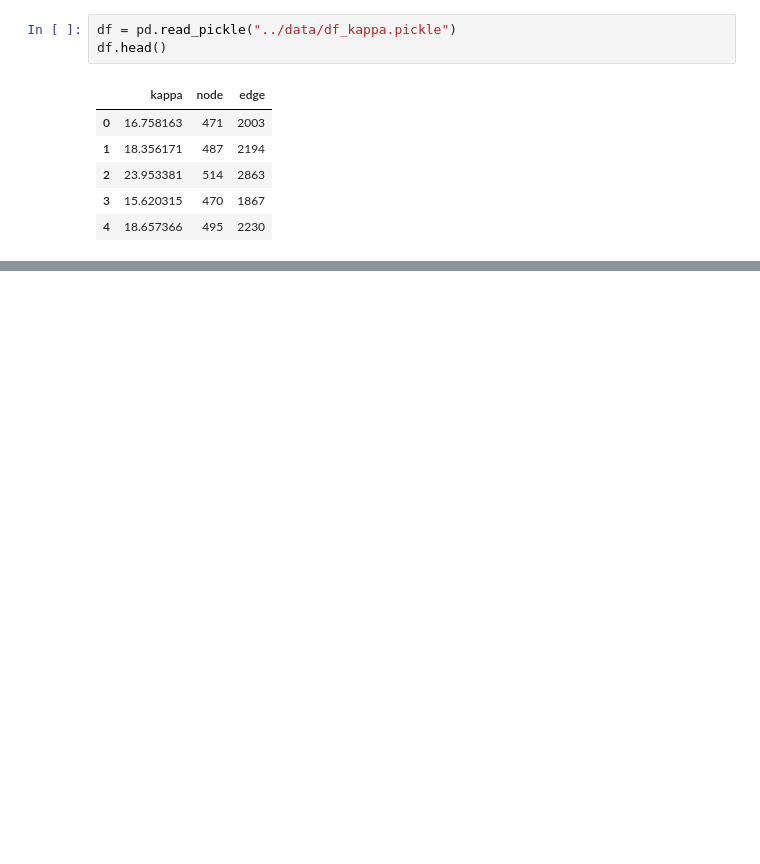
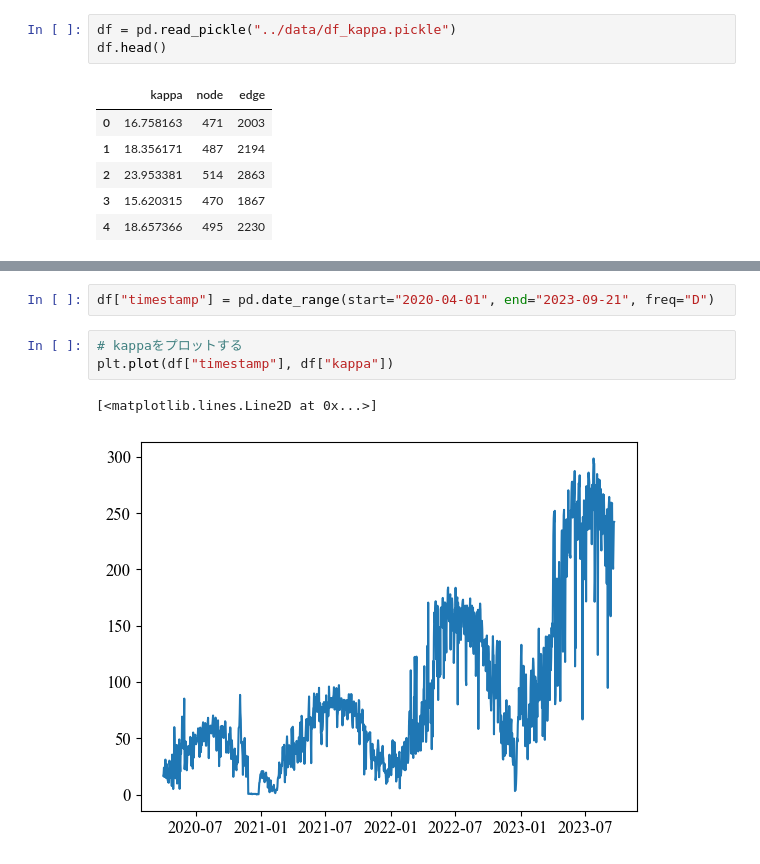
Before and after one commit to yiadka/mobility_scaling, a Jupyter notebook: notebooks/time_series_analysis.ipynb, the cells around one changed output, grey strips where cells are left out. Saved outputs shown, nothing was run; the diff lists cells and outputs as text; blank space fills up the shorter version.

```diff
--- a/notebooks/time_series_analysis.ipynb
+++ b/notebooks/time_series_analysis.ipynb
@@ -37,0 +47,8 @@ plt.show()
+# %%
+df["timestamp"] = pd.date_range(start="2020-04-01", end="2023-09-21", freq="D")
+# %%
+# kappaをプロットする
+plt.plot(df["timestamp"], df["kappa"])
+# %% [output]
+[<matplotlib.lines.Line2D at 0x...>]
+[figure, added]
```
Also changed, not shown: parts of 71 cells of this notebook, 4 other files.
